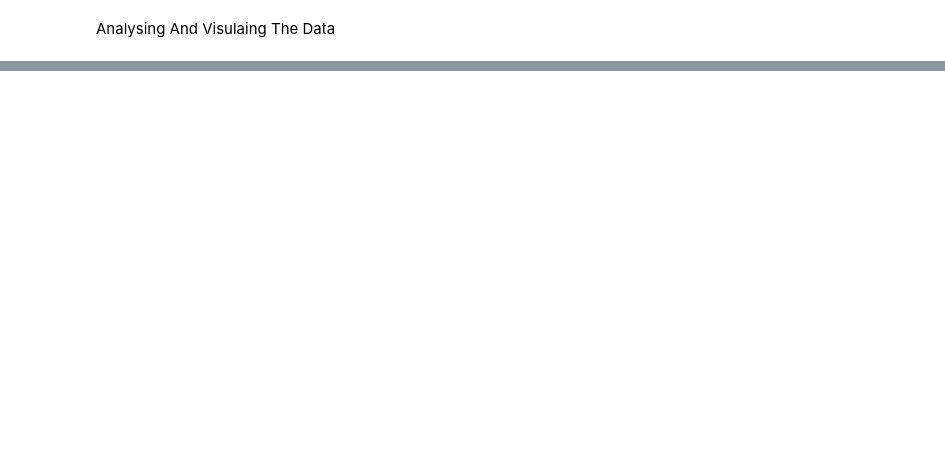
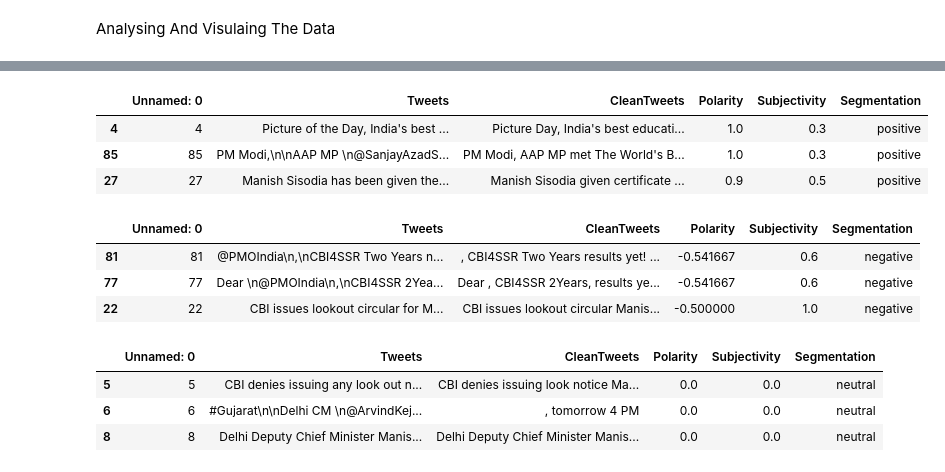
Before and after one commit to naqeeb2710/Twitter-Sentiment-Analysis, a Jupyter notebook: main.ipynb, the cells around one changed output, grey strips where cells are left out. Saved outputs shown, nothing was run; the diff lists cells and outputs as text; code cells hidden in the pictures; blank space fills up the shorter version.

```diff
--- a/main.ipynb
+++ b/main.ipynb
@@ -104,0 +131,24 @@ Analysing And Visulaing The Data
+# %%
+#Top three positive Tweets
+df.sort_values(by=['Polarity'],ascending=False).head(3)
+# %% [output]
+|  | Unnamed: 0 | Tweets | CleanTweets | Polarity | Subjectivity | Segmentation |
+| 4 | 4 | Picture of the Day, India's best ... | Picture Day, India's best educati... | 1.0 | 0.3 | positive |
+| 85 | 85 | PM Modi,\n\nAAP MP \n@SanjayAzadS... | PM Modi, AAP MP met The World's B... | 1.0 | 0.3 | positive |
+| 27 | 27 | Manish Sisodia has been given the... | Manish Sisodia given certificate ... | 0.9 | 0.5 | positive |
+# %%
+#Top three negative Tweets
+df.sort_values(by=['Polarity'],ascending=True).head(3)
+# %% [output]
+|  | Unnamed: 0 | Tweets | CleanTweets | Polarity | Subjectivity | Segmentation |
+| 81 | 81 | @PMOIndia\n,\nCBI4SSR Two Years n... | , CBI4SSR Two Years results yet! ... | -0.541667 | 0.6 | negative |
+| 77 | 77 | Dear \n@PMOIndia\n,\nCBI4SSR 2Yea... | Dear , CBI4SSR 2Years, results ye... | -0.541667 | 0.6 | negative |
+| 22 | 22 | CBI issues lookout circular for M... | CBI issues lookout circular Manis... | -0.500000 | 1.0 | negative |
+# %%
+#Neutral Tweets
+df[df.Polarity==0].head(3)
+# %% [output]
+|  | Unnamed: 0 | Tweets | CleanTweets | Polarity | Subjectivity | Segmentation |
+| 5 | 5 | CBI denies issuing any look out n... | CBI denies issuing look notice Ma... | 0.0 | 0.0 | neutral |
+| 6 | 6 | #Gujarat\n\nDelhi CM \n@ArvindKej... | , tomorrow 4 PM | 0.0 | 0.0 | neutral |
+| 8 | 8 | Delhi Deputy Chief Minister Manis... | Delhi Deputy Chief Minister Manis... | 0.0 | 0.0 | neutral |
```
Also changed, not shown: parts of 11 cells of this notebook, 1 other file.
